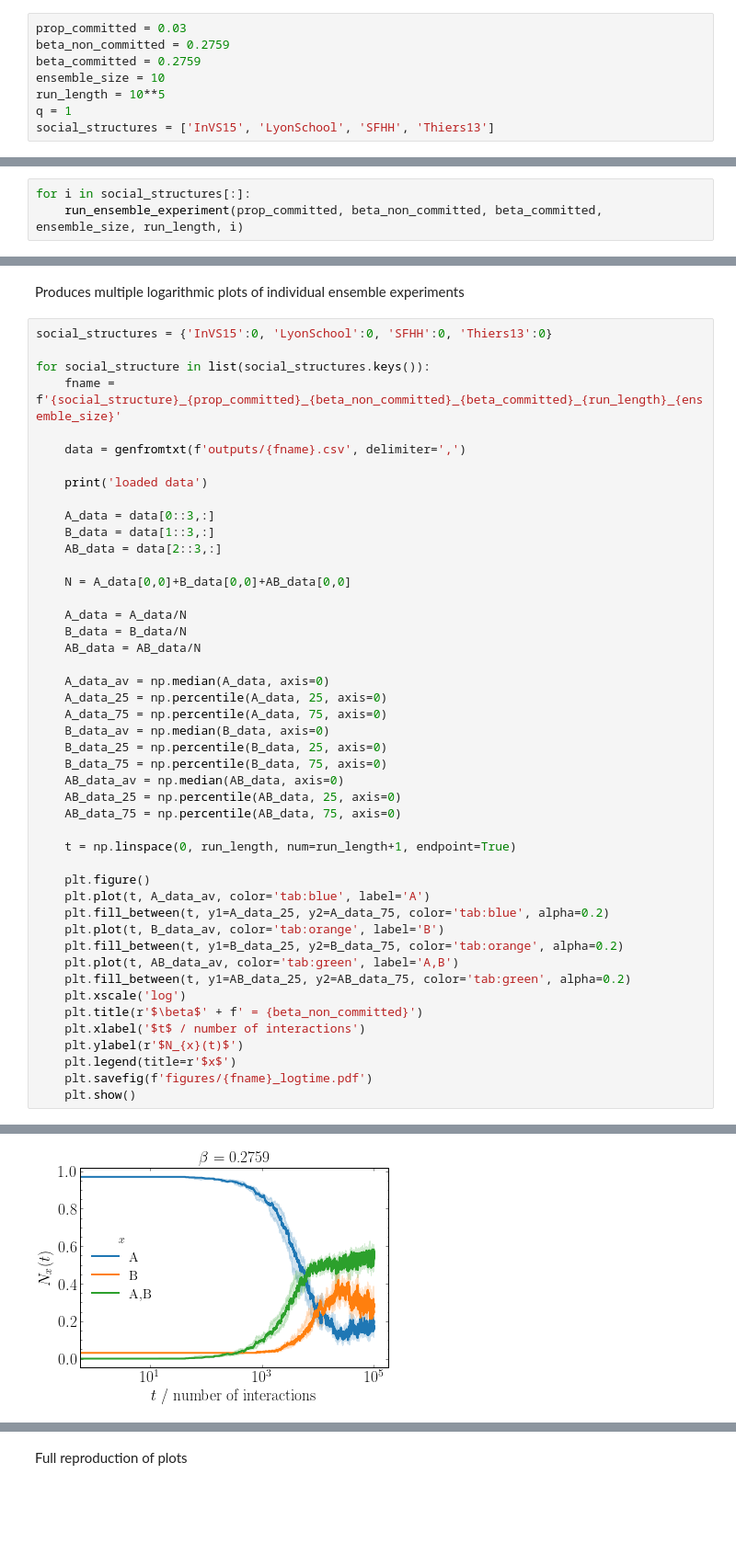
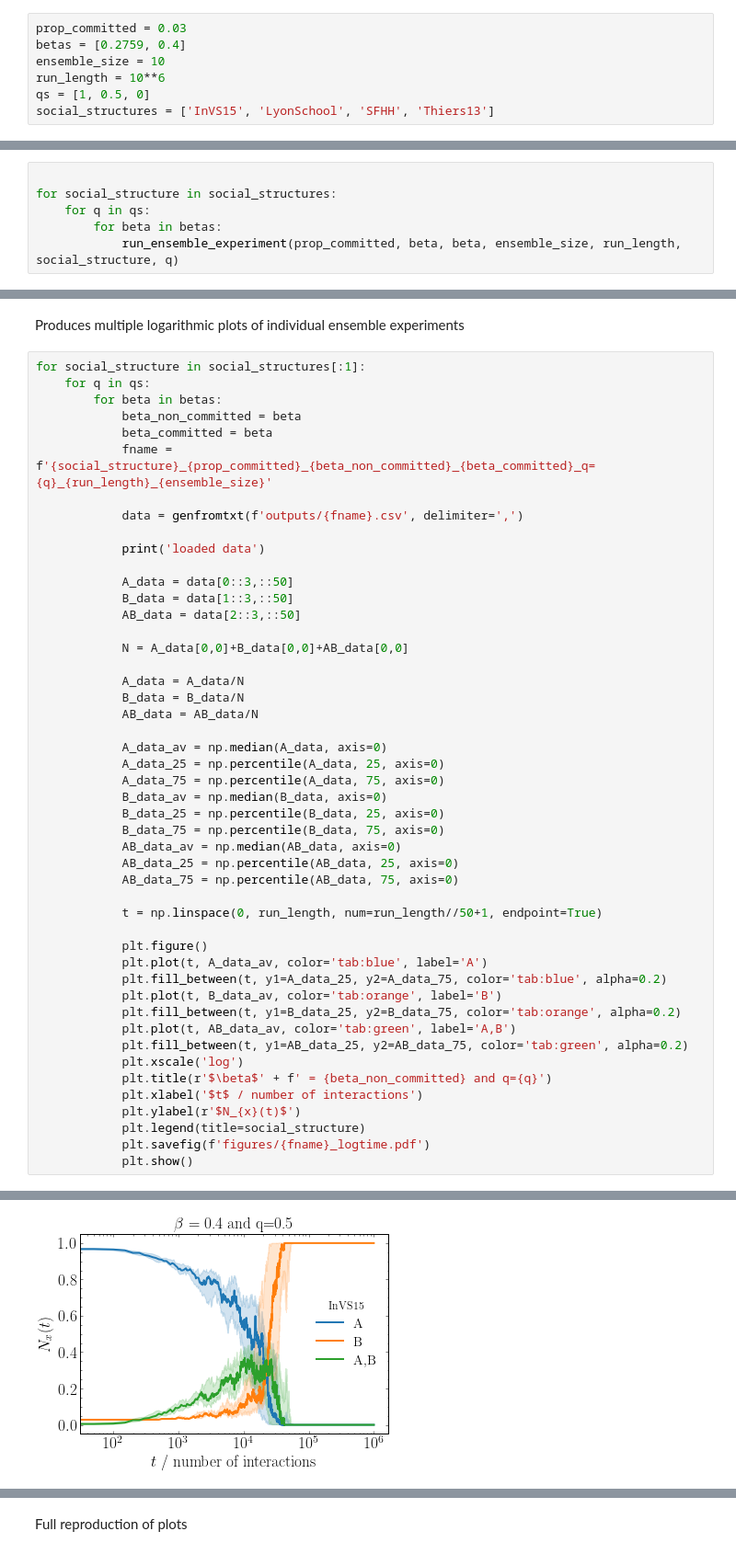
Before and after one commit to tomcjackc/higher-order-social-dynamics, a Jupyter notebook: higher order ng (adaptive - travelling speaker)/fig_2_traveling_speaker.ipynb, the cells around one changed output, grey strips where cells are left out. Shown: that part at 92% size. Cells and saved outputs as stored; diff of their text form; blank space fills up the shorter version.

```diff
--- a/higher order ng (adaptive - travelling speaker)/fig_2_traveling_speaker.ipynb
+++ b/higher order ng (adaptive - travelling speaker)/fig_2_traveling_speaker.ipynb
@@ -22,14 +22,16 @@ mpl.style.use('report_style.mplstyle')
 Parameters of the experiment
 # %%
 prop_committed = 0.03
-beta_non_committed = 0.2759
-beta_committed = 0.2759
+betas = [0.2759, 0.4]
 ensemble_size = 10
-run_length = 10**5
-q = 1
+run_length = 10**6
+qs = [1, 0.5, 0]
 social_structures = ['InVS15', 'LyonSchool', 'SFHH', 'Thiers13']
 # %% [markdown]
 Run the ensemble experiments
-# %%
-for i in social_structures[:]:
-    run_ensemble_experiment(prop_committed, beta_non_committed, beta_committed, ensemble_size, run_length, i)
+# %%
+
+for social_structure in social_structures:
+    for q in qs:
+        for beta in betas:
+            run_ensemble_experiment(prop_committed, beta, beta, ensemble_size, run_length, social_structure, q)
@@ -81,50 +85,52 @@ loaded data
 # %% [markdown]
 Produces multiple logarithmic plots of individual ensemble experiments
 # %%
-social_structures = {'InVS15':0, 'LyonSchool':0, 'SFHH':0, 'Thiers13':0}
+for social_structure in social_structures[:1]:
+    for q in qs:
+        for beta in betas:
+            beta_non_committed = beta
+            beta_committed = beta
+            fname = f'{social_structure}_{prop_committed}_{beta_non_committed}_{beta_committed}_q={q}_{run_length}_{ensemble_size}'
 
-for social_structure in list(social_structures.keys()):
-    fname = f'{social_structure}_{prop_committed}_{beta_non_committed}_{beta_committed}_{run_length}_{ensemble_size}'
+            data = genfromtxt(f'outputs/{fname}.csv', delimiter=',')
 
-    data = genfromtxt(f'outputs/{fname}.csv', delimiter=',')
+            print('loaded data')
 
-    print('loaded data')
+            A_data = data[0::3,::50]
+            B_data = data[1::3,::50]
+            AB_data = data[2::3,::50]
 
-    A_data = data[0::3,:]
-    B_data = data[1::3,:]
-    AB_data = data[2::3,:]
+            N = A_data[0,0]+B_data[0,0]+AB_data[0,0]
 
-    N = A_data[0,0]+B_data[0,0]+AB_data[0,0]
+            A_data = A_data/N
+            B_data = B_data/N
+            AB_data = AB_data/N
 
-    A_data = A_data/N
-    B_data = B_data/N
-    AB_data = AB_data/N
+            A_data_av = np.median(A_data, axis=0)
+            A_data_25 = np.percentile(A_data, 25, axis=0)
+            A_data_75 = np.percentile(A_data, 75, axis=0)
+            B_data_av = np.median(B_data, axis=0)
+            B_data_25 = np.percentile(B_data, 25, axis=0)
+            B_data_75 = np.percentile(B_data, 75, axis=0)
+            AB_data_av = np.median(AB_data, axis=0)
+            AB_data_25 = np.percentile(AB_data, 25, axis=0)
+            AB_data_75 = np.percentile(AB_data, 75, axis=0)
 
-    A_data_av = np.median(A_data, axis=0)
-    A_data_25 = np.percentile(A_data, 25, axis=0)
-    A_data_75 = np.percentile(A_data, 75, axis=0)
-    B_data_av = np.median(B_data, axis=0)
-    B_data_25 = np.percentile(B_data, 25, axis=0)
-    B_data_75 = np.percentile(B_data, 75, axis=0)
-    AB_data_av = np.median(AB_data, axis=0)
-    AB_data_25 = np.percentile(AB_data, 25, axis=0)
-    AB_data_75 = np.percentile(AB_data, 75, axis=0)
+            t = np.linspace(0, run_length, num=run_length//50+1, endpoint=True)
 
-    t = np.linspace(0, run_length, num=run_length+1, endpoint=True)
-
-    plt.figure()
-    plt.plot(t, A_data_av, color='tab:blue', label='A')
-    plt.fill_between(t, y1=A_data_25, y2=A_data_75, color='tab:blue', alpha=0.2)
-    plt.plot(t, B_data_av, color='tab:orange', label='B')
-    plt.fill_between(t, y1=B_data_25, y2=B_data_75, color='tab:orange', alpha=0.2)
-    plt.plot(t, AB_data_av, color='tab:green', label='A,B')
-    plt.fill_between(t, y1=AB_data_25, y2=AB_data_75, color='tab:green', alpha=0.2)
-    plt.xscale('log')
-    plt.title(r'$\beta$' + f' = {beta_non_committed}')
-    plt.xlabel('$t$ / number of interactions')
-    plt.ylabel(r'$N_{x}(t)$')
-    plt.legend(title=r'$x$')
-    plt.savefig(f'figures/{fname}_logtime.pdf')
-    plt.show()
+            plt.figure()
+            plt.plot(t, A_data_av, color='tab:blue', label='A')
+            plt.fill_between(t, y1=A_data_25, y2=A_data_75, color='tab:blue', alpha=0.2)
+            plt.plot(t, B_data_av, color='tab:orange', label='B')
+            plt.fill_between(t, y1=B_data_25, y2=B_data_75, color='tab:orange', alpha=0.2)
+            plt.plot(t, AB_data_av, color='tab:green', label='A,B')
+            plt.fill_between(t, y1=AB_data_25, y2=AB_data_75, color='tab:green', alpha=0.2)
+            plt.xscale('log')
+            plt.title(r'$\beta$' + f' = {beta_non_committed} and q={q}')
+            plt.xlabel('$t$ / number of interactions')
+            plt.ylabel(r'$N_{x}(t)$')
+            plt.legend(title=social_structure)
+            plt.savefig(f'figures/{fname}_logtime.pdf')
+            plt.show()
 # %% [output]
 loaded data
@@ -136,2 +142,2 @@ loaded data
 loaded data
-[figure, old version]
+[figure, new version]
```
Also changed, not shown: parts of 4 cells of this notebook, 25 other files.
